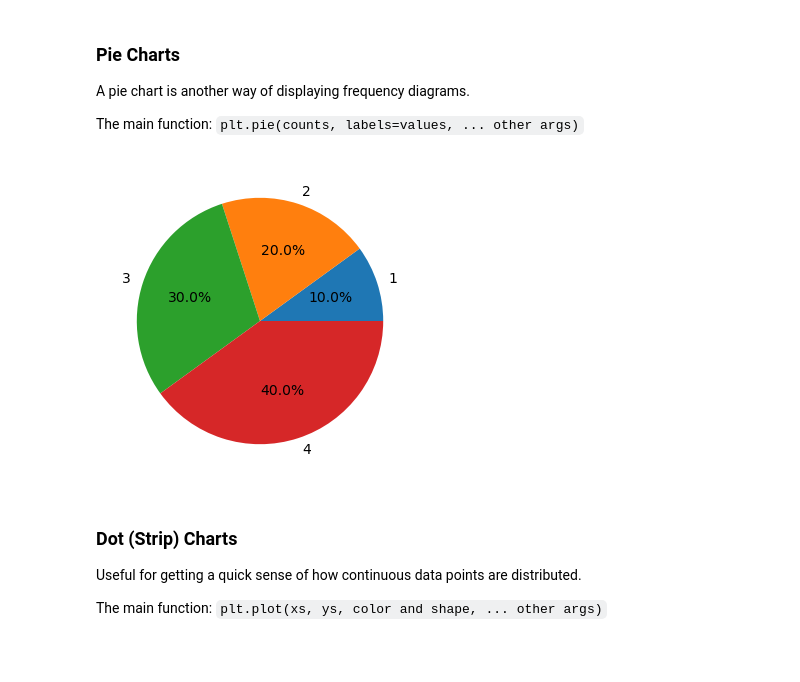
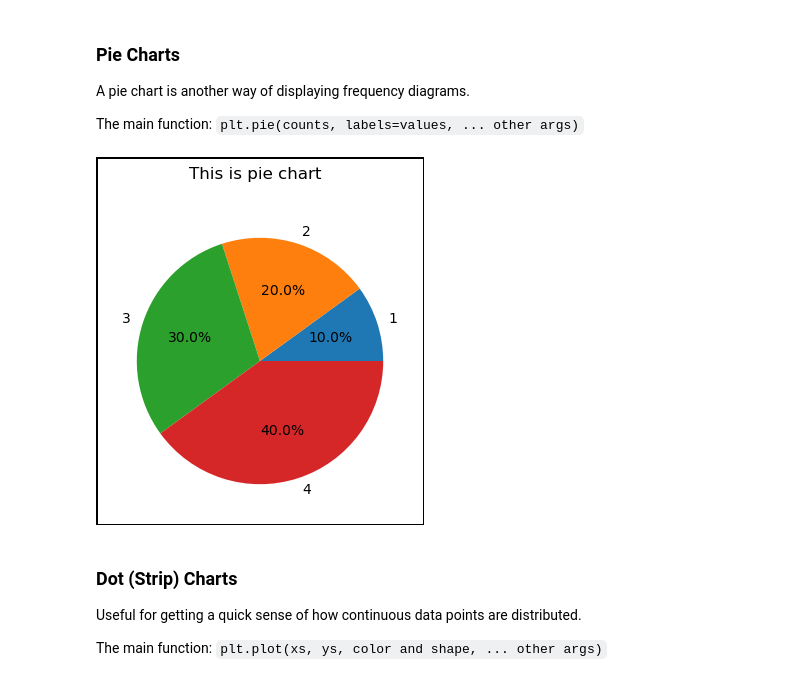
Before and after one commit to DataScienceAlgorithms/M3_DataAnalysis, a Jupyter notebook: G Data Visualization.ipynb, the cells around one changed output. Drawn from its saved outputs; the diff is of its cells as text; code cells hidden in the pictures; blank space fills up the shorter version.

```diff
--- a/G Data Visualization.ipynb
+++ b/G Data Visualization.ipynb
@@ -259,16 +262,28 @@ The main function: `plt.pie(counts, labels=values, ... other args)`
 # %%
 # reset figure, make it square
 plt.figure(figsize=(4,4))
 
 # define x and y values
 xs = [1, 2, 3, 4]
 ys = [100, 200, 300, 400]
 
 # create the bar chart (with pcts)
 plt.pie(ys, labels=xs, autopct="%1.1f%%")
+# grab current figure and add border
+fig=plt.gcf()
+# we can add a title to the entire figure
+# Useful when we have multiple subplots and want one overall title
+fig.suptitle("This is pie chart")
+# we can add a border around the entire figure
+# fig.patch refers to the figure's background patch
+# set_edgecolor sets the border color
+# set_linewidth sets the thickness of the border
+fig.patch.set_edgecolor("black")
+fig.patch.set_linewidth(1)
+
 plt.show()
 # %% [output]
-[figure, old version]
+[figure, new version]
 # %% [markdown]
 ### Dot (Strip) Charts
 Useful for getting a quick sense of how continuous data points are distributed.
```
Also changed, not shown: parts of 8 cells of this notebook, 1 other file.
